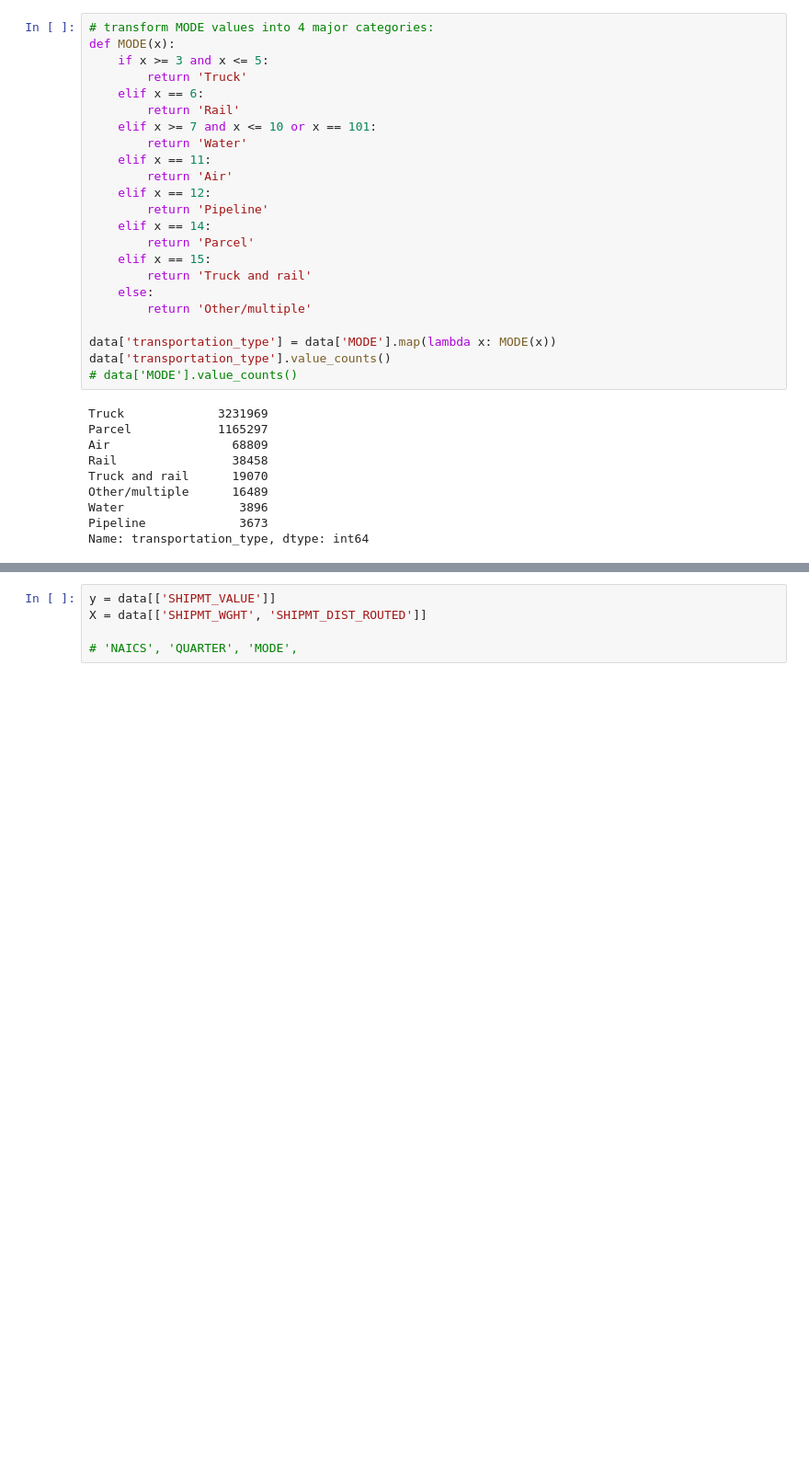
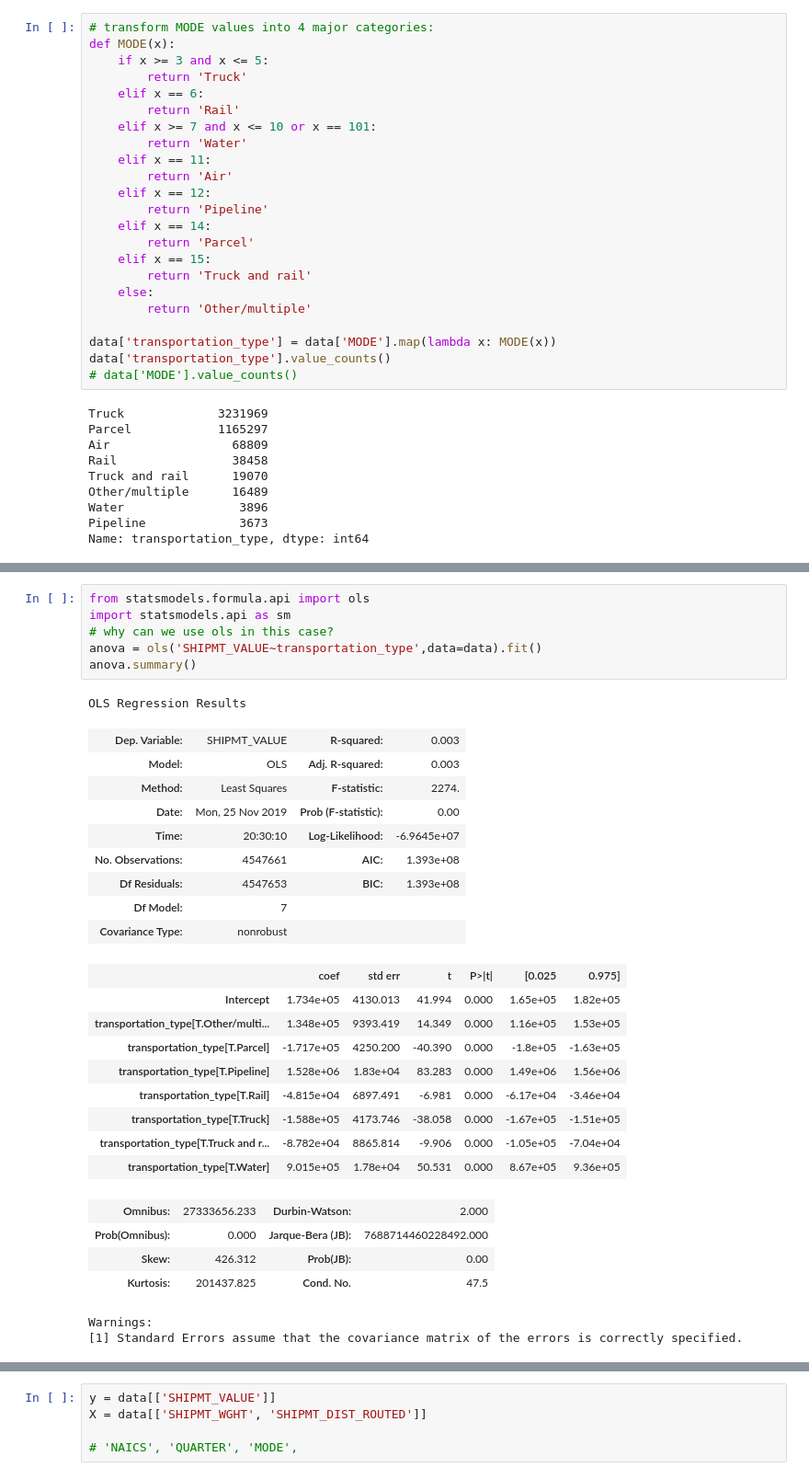
Before and after one commit to michaeleby1/commodity-flow-survey-regression, a Jupyter notebook: wip_michael.ipynb, the cells around one changed output, grey strips where cells are left out. Shown: that part at 92% size. Drawn from its saved outputs; the diff is of its cells as text; blank space fills up the shorter version.

Commit message:
regression analysis and anova test

```diff
--- a/wip_michael.ipynb
+++ b/wip_michael.ipynb
@@ -89,0 +150,32 @@ Name: transportation_type, dtype: int64
+# %%
+from statsmodels.formula.api import ols
+import statsmodels.api as sm
+# why can we use ols in this case?
+anova = ols('SHIPMT_VALUE~transportation_type',data=data).fit()
+anova.summary()
+# %% [output]
+OLS Regression Results
+| Dep. Variable: | SHIPMT_VALUE | R-squared: | 0.003 |
+| Model: | OLS | Adj. R-squared: | 0.003 |
+| Method: | Least Squares | F-statistic: | 2274. |
+| Date: | Mon, 25 Nov 2019 | Prob (F-statistic): | 0.00 |
+| Time: | 20:30:10 | Log-Likelihood: | -6.9645e+07 |
+| No. Observations: | 4547661 | AIC: | 1.393e+08 |
+| Df Residuals: | 4547653 | BIC: | 1.393e+08 |
+| Df Model: | 7 |  |  |
+| Covariance Type: | nonrobust |  |  |
+|  | coef | std err | t | P>|t| | [0.025 | 0.975] |
+| Intercept | 1.734e+05 | 4130.013 | 41.994 | 0.000 | 1.65e+05 | 1.82e+05 |
+| transportation_type[T.Other/multi... | 1.348e+05 | 9393.419 | 14.349 | 0.000 | 1.16e+05 | 1.53e+05 |
+| transportation_type[T.Parcel] | -1.717e+05 | 4250.200 | -40.390 | 0.000 | -1.8e+05 | -1.63e+05 |
+| transportation_type[T.Pipeline] | 1.528e+06 | 1.83e+04 | 83.283 | 0.000 | 1.49e+06 | 1.56e+06 |
+| transportation_type[T.Rail] | -4.815e+04 | 6897.491 | -6.981 | 0.000 | -6.17e+04 | -3.46e+04 |
+| transportation_type[T.Truck] | -1.588e+05 | 4173.746 | -38.058 | 0.000 | -1.67e+05 | -1.51e+05 |
+| transportation_type[T.Truck and r... | -8.782e+04 | 8865.814 | -9.906 | 0.000 | -1.05e+05 | -7.04e+04 |
+| transportation_type[T.Water] | 9.015e+05 | 1.78e+04 | 50.531 | 0.000 | 8.67e+05 | 9.36e+05 |
+| Omnibus: | 27333656.233 | Durbin-Watson: | 2.000 |
+| Prob(Omnibus): | 0.000 | Jarque-Bera (JB): | 7688714460228492.000 |
+| Skew: | 426.312 | Prob(JB): | 0.00 |
+| Kurtosis: | 201437.825 | Cond. No. | 47.5 |
+Warnings:
+[1] Standard Errors assume that the covariance matrix of the errors is correctly specified.
```
Also changed, not shown: parts of 11 cells of this notebook.
